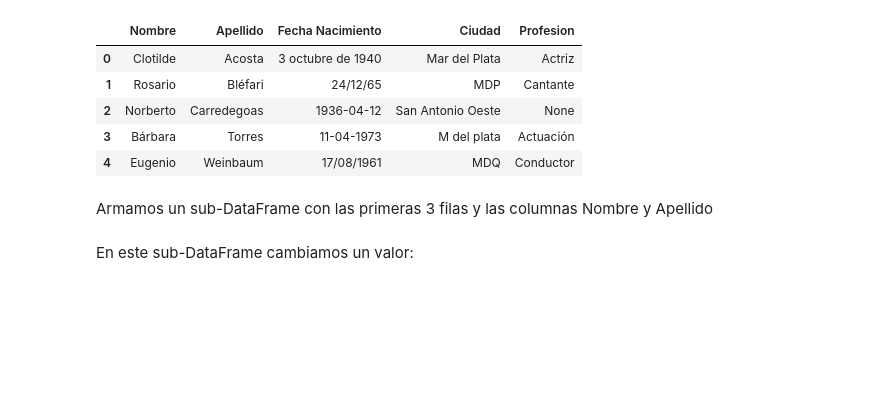
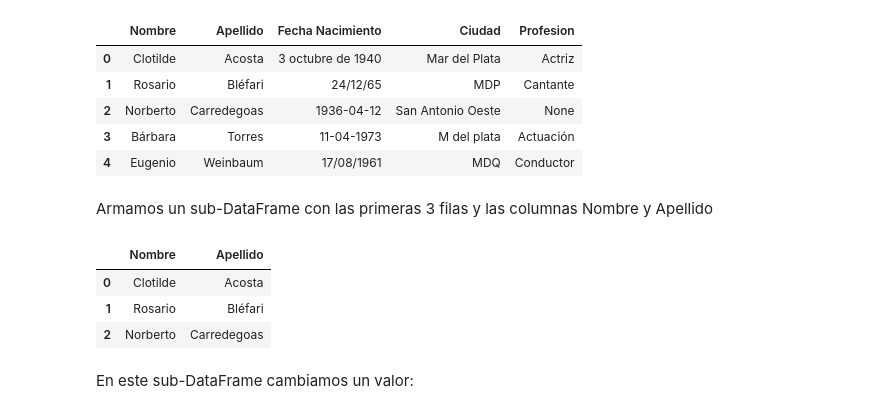
Before and after one commit to facundolucianna/Apre_Aut_CEIoT, a Jupyter notebook: clase3/jupyter_notebooks/5 - Usando Pandas - Operando.ipynb, the cells around one changed output. Cells and saved outputs as stored; diff of their text form; code cells hidden in the pictures; blank space fills up the shorter version.

```diff
--- a/clase3/jupyter_notebooks/5 - Usando Pandas - Operando.ipynb
+++ b/clase3/jupyter_notebooks/5 - Usando Pandas - Operando.ipynb
@@ -324,6 +328,13 @@ df_personas
 Armamos un sub-DataFrame con las primeras 3 filas y las columnas Nombre y Apellido
 # %%
 df_sub = df_personas.loc[0:2, "Nombre":"Apellido"]
+# %%
+df_sub
+# %% [output]
+|  | Nombre | Apellido |
+| 0 | Clotilde | Acosta |
+| 1 | Rosario | Bléfari |
+| 2 | Norberto | Carredegoas |
 # %% [markdown]
 En este sub-DataFrame cambiamos un valor:
 # %%
```
Also changed, not shown: parts of 11 cells of this notebook, 13 other files.
